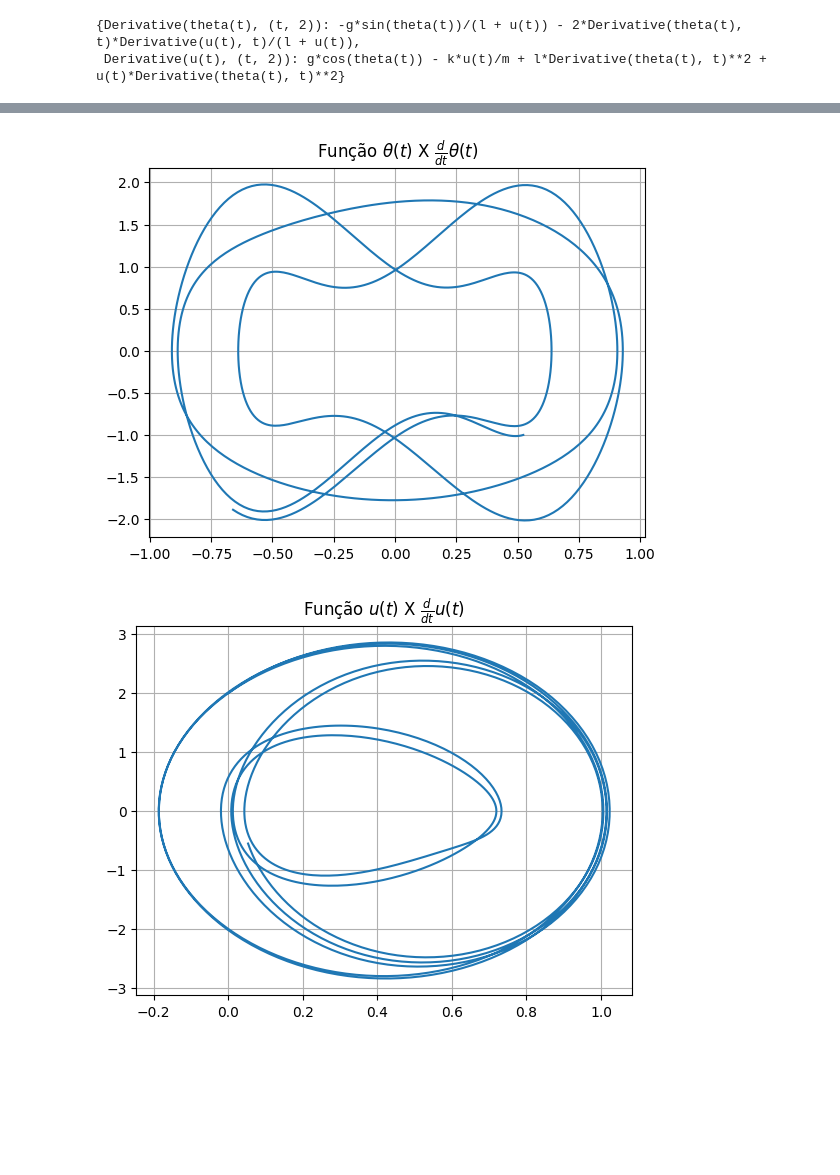
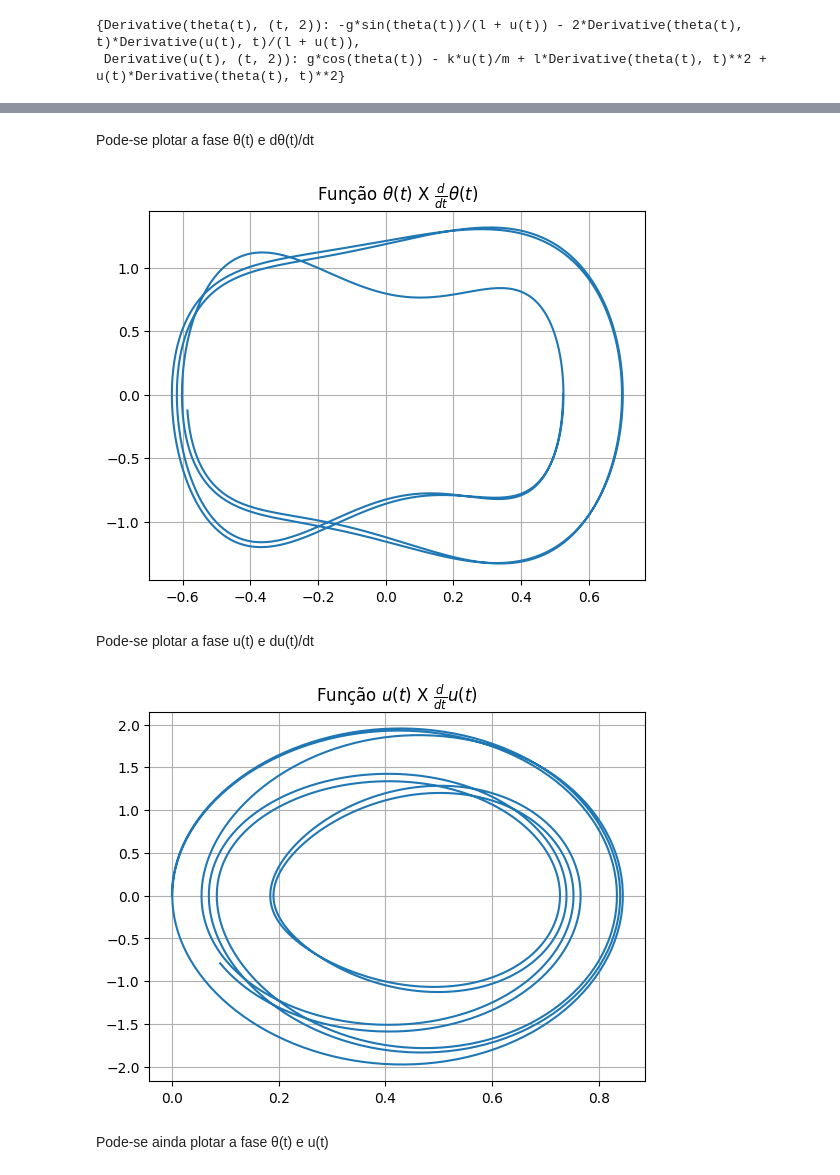
Before and after one commit to ViniciusCMB/Dinamica, a Jupyter notebook: Pen_Elastico/elastico.ipynb, the cells around one changed output, grey strips where cells are left out. Cells and saved outputs as stored; diff of their text form; code cells hidden in the pictures; blank space fills up the shorter version.

```diff
--- a/Pen_Elastico/elastico.ipynb
+++ b/Pen_Elastico/elastico.ipynb
@@ -86,5 +88,7 @@ sols
 # %%
-dz1dt_f = sp.lambdify((theta, theta_dot, u, u_dot, g, l, m, k), sols[theta_ddot])
-dz2dt_f = sp.lambdify((theta, theta_dot, u, u_dot, g, l, m, k), sols[u_ddot])
+dthetaddt_f = sp.lambdify((theta, theta_dot, u, u_dot, g, l, m, k), sols[theta_ddot])
+duddt_f = sp.lambdify((theta, theta_dot, u, u_dot, g, l, m, k), sols[u_ddot])
 dthetadt_f = sp.lambdify(theta_dot, theta_dot)
 dudt_f = sp.lambdify(u_dot, u_dot)
+# Ep = sp.lambdify((theta, u, g, l, m, k), U)
+# Ec = sp.lambdify((theta, theta_dot, u, u_dot, m, l), T)
@@ -91,7 +97,7 @@ dudt_f = sp.lambdify(u_dot, u_dot)
 # %%
 def dSdt(S, t, g, l, m, k):
-    theta, z1, u, z2 = S
-    return [dthetadt_f(z1),
-            dz1dt_f(theta, z1, u, z2, g, l, m, k),
-            dudt_f(z2),
-            dz2dt_f(theta, z1, u, z2, g, l, m, k)]
+    theta, thetad, u, ud = S
+    return [dthetadt_f(thetad),
+            dthetaddt_f(theta, thetad, u, ud, g, l, m, k),
+            dudt_f(ud),
+            duddt_f(theta, thetad, u, ud, g, l, m, k)]
@@ -98,13 +106,15 @@ def dSdt(S, t, g, l, m, k):
 # %%
-t = np.linspace(0, 10, 1000)
+tempo_simulacao = 10 # 10 s
+passo = 1000 # 0.001 s
+t = np.linspace(0, tempo_simulacao, passo+1)
 g = 9.81
 l = 1
 m = 1
 k = 24
 deg = 30
 theta0 = deg*np.pi/180
-dtheta0 = -1
+dtheta0 = 0
 u0 = 0
-du0 = 2
+du0 = 0
 
 sol = odeint(dSdt, y0 =[theta0, dtheta0, u0, du0], t=t, args=(g, l, m, k))
@@ -111,5 +123,5 @@ sol = odeint(dSdt, y0 =[theta0, dtheta0, u0, du0], t=t, args=(g, l, m, k))
 # %%
-the = sol.T[0]
+thepos = sol.T[0]
 upos = sol.T[2]
 thedot = sol.T[1]
-uposdot = sol.T[3]
+udot = sol.T[3]
@@ -147,16 +201,22 @@ plt.show()
+# %% [markdown]
+Pode-se plotar a fase θ(t) e dθ(t)/dt
 # %%
 plt.title(f'Função ${latex(theta)}$ X ${latex(theta_dot)}$')
-plt.plot(the, thedot)
+plt.plot(thepos, thedot)
 plt.grid()
 plt.show()
 # %% [output]
-[figure, old version]
+[figure, new version]
+# %% [markdown]
+Pode-se plotar a fase u(t) e du(t)/dt
 # %%
 plt.title(f'Função ${latex(u)}$ X ${latex(u_dot)}$')
-plt.plot(upos, uposdot)
+plt.plot(upos, udot)
 plt.grid()
 plt.show()
 # %% [output]
-[figure, old version]
+[figure, new version]
+# %% [markdown]
+Pode-se ainda plotar a fase θ(t) e u(t)
 # %%
 plt.title(f'Função ${latex(theta)}$ X ${latex(u)}$')
```
Also changed, not shown: parts of 31 cells of this notebook, 7 other files.
